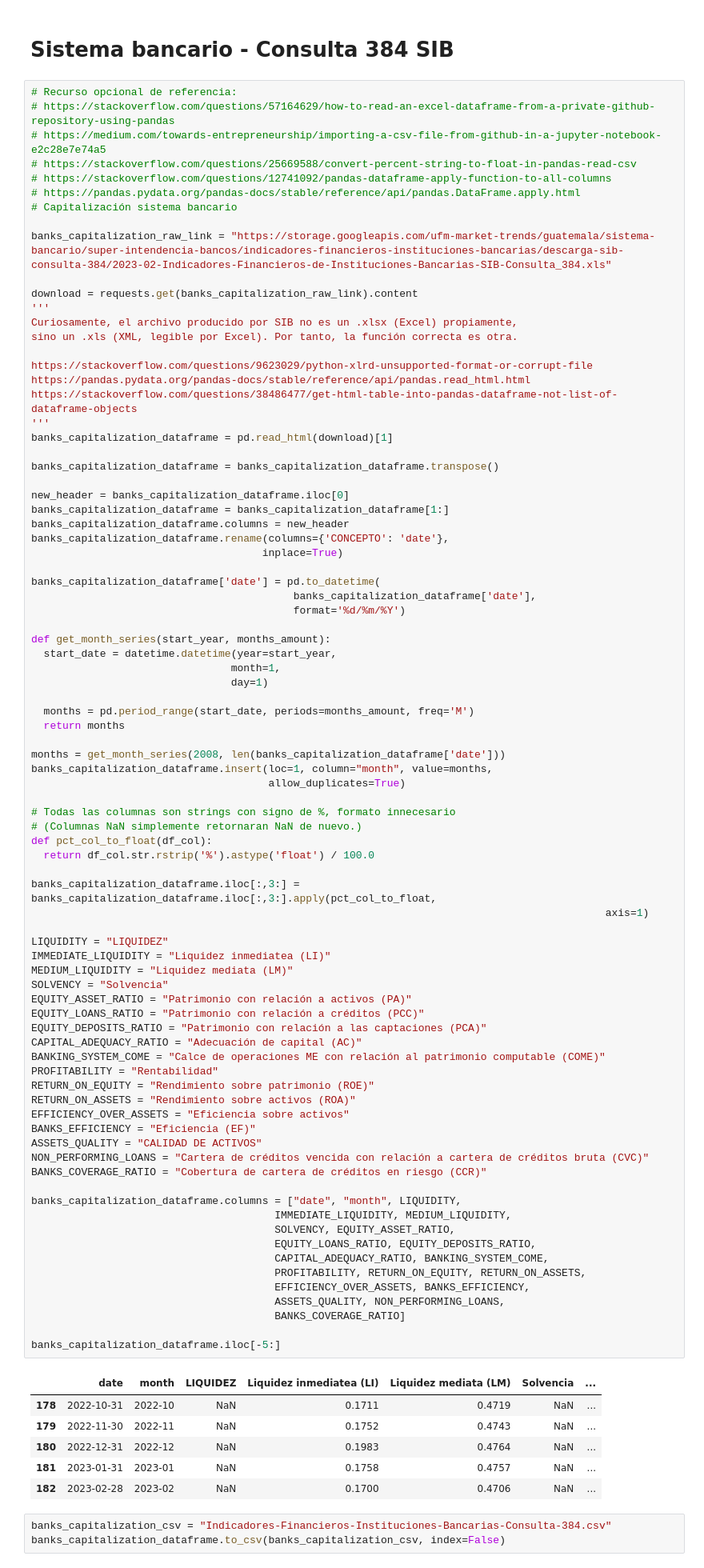
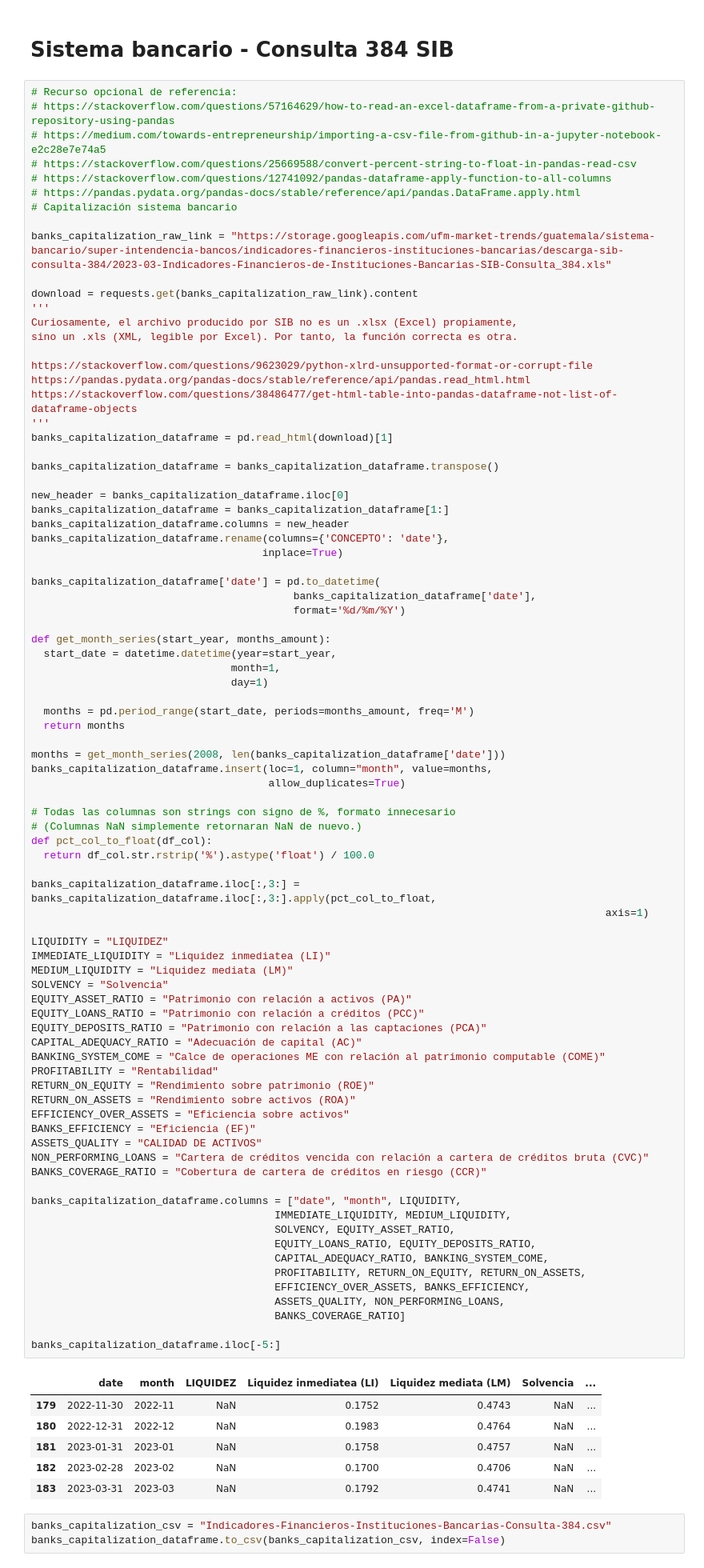
Before and after one commit to UFM-Market-Trends/UFM-Market-Trends-SDK, a Jupyter notebook: examples/5_Sistema_bancario_consulta_384_SIB.ipynb, the cells around one changed output. Shown at 80% size. Cells and saved outputs as stored; diff of their text form.

```diff
--- a/examples/5_Sistema_bancario_consulta_384_SIB.ipynb
+++ b/examples/5_Sistema_bancario_consulta_384_SIB.ipynb
@@ -44,7 +48,7 @@ Requirement already satisfied: lxml in /opt/conda/lib/python3.7/site-packages (4
 # https://pandas.pydata.org/pandas-docs/stable/reference/api/pandas.DataFrame.apply.html
 # Capitalización sistema bancario
 
-banks_capitalization_raw_link = "https://storage.googleapis.com/ufm-market-trends/guatemala/sistema-bancario/super-intendencia-bancos/indicadores-financieros-instituciones-bancarias/descarga-sib-consulta-384/2023-02-Indicadores-Financieros-de-Instituciones-Bancarias-SIB-Consulta_384.xls"
+banks_capitalization_raw_link = "https://storage.googleapis.com/ufm-market-trends/guatemala/sistema-bancario/super-intendencia-bancos/indicadores-financieros-instituciones-bancarias/descarga-sib-consulta-384/2023-03-Indicadores-Financieros-de-Instituciones-Bancarias-SIB-Consulta_384.xls"
 
 download = requests.get(banks_capitalization_raw_link).content
 '''
@@ -93,38 +97,38 @@ LIQUIDITY = "LIQUIDEZ"
 IMMEDIATE_LIQUIDITY = "Liquidez inmediatea (LI)"
 MEDIUM_LIQUIDITY = "Liquidez mediata (LM)"
 SOLVENCY = "Solvencia"
 EQUITY_ASSET_RATIO = "Patrimonio con relación a activos (PA)"
 EQUITY_LOANS_RATIO = "Patrimonio con relación a créditos (PCC)"
 EQUITY_DEPOSITS_RATIO = "Patrimonio con relación a las captaciones (PCA)"
 CAPITAL_ADEQUACY_RATIO = "Adecuación de capital (AC)"
 BANKING_SYSTEM_COME = "Calce de operaciones ME con relación al patrimonio computable (COME)"
 PROFITABILITY = "Rentabilidad"
 RETURN_ON_EQUITY = "Rendimiento sobre patrimonio (ROE)"
 RETURN_ON_ASSETS = "Rendimiento sobre activos (ROA)"
 EFFICIENCY_OVER_ASSETS = "Eficiencia sobre activos"
 BANKS_EFFICIENCY = "Eficiencia (EF)"
 ASSETS_QUALITY = "CALIDAD DE ACTIVOS"
 NON_PERFORMING_LOANS = "Cartera de créditos vencida con relación a cartera de créditos bruta (CVC)"
 BANKS_COVERAGE_RATIO = "Cobertura de cartera de créditos en riesgo (CCR)"
 
 banks_capitalization_dataframe.columns = ["date", "month", LIQUIDITY,
                                        IMMEDIATE_LIQUIDITY, MEDIUM_LIQUIDITY,
                                        SOLVENCY, EQUITY_ASSET_RATIO,
                                        EQUITY_LOANS_RATIO, EQUITY_DEPOSITS_RATIO,
                                        CAPITAL_ADEQUACY_RATIO, BANKING_SYSTEM_COME,
                                        PROFITABILITY, RETURN_ON_EQUITY, RETURN_ON_ASSETS,
                                        EFFICIENCY_OVER_ASSETS, BANKS_EFFICIENCY,
                                        ASSETS_QUALITY, NON_PERFORMING_LOANS,
                                        BANKS_COVERAGE_RATIO]
 
 banks_capitalization_dataframe.iloc[-5:]
 # %% [output]
 |  | date | month | LIQUIDEZ | Liquidez inmediatea (LI) | Liquidez mediata (LM) | Solvencia | ... |
-| 178 | 2022-10-31 | 2022-10 | NaN | 0.1711 | 0.4719 | NaN | ... |
 | 179 | 2022-11-30 | 2022-11 | NaN | 0.1752 | 0.4743 | NaN | ... |
 | 180 | 2022-12-31 | 2022-12 | NaN | 0.1983 | 0.4764 | NaN | ... |
 | 181 | 2023-01-31 | 2023-01 | NaN | 0.1758 | 0.4757 | NaN | ... |
 | 182 | 2023-02-28 | 2023-02 | NaN | 0.1700 | 0.4706 | NaN | ... |
+| 183 | 2023-03-31 | 2023-03 | NaN | 0.1792 | 0.4741 | NaN | ... |
 # %%
 banks_capitalization_csv = "Indicadores-Financieros-Instituciones-Bancarias-Consulta-384.csv"
 banks_capitalization_dataframe.to_csv(banks_capitalization_csv, index=False)
```
Also changed, not shown: parts of 2 cells of this notebook.
